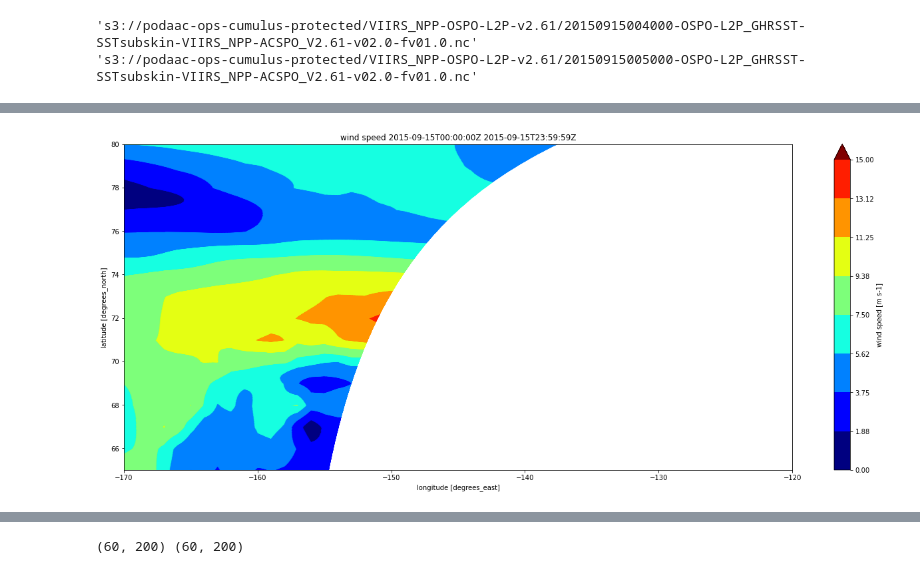
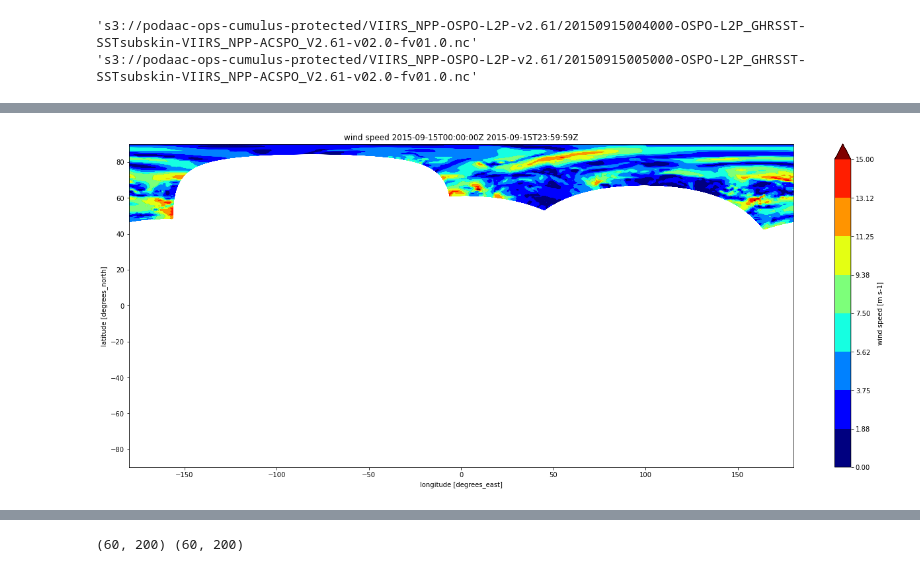
Before and after one commit to NASA-Openscapes/nch2021-projects-contexdata, a Jupyter notebook: notebooks/stack_select_regrid_plot_L2VIIRS.ipynb, the cells around one changed output, grey strips where cells are left out. Cells and saved outputs as stored; diff of their text form; code cells hidden in the pictures.

Commit message:
plot one file globally to show the subsetting

```diff
--- a/notebooks/stack_select_regrid_plot_L2VIIRS.ipynb
+++ b/notebooks/stack_select_regrid_plot_L2VIIRS.ipynb
@@ -151,21 +166,22 @@ Data variables: (12/13)
 # %%
+#plot all the stacked files
 ds_stacked.plot.scatter( y="lat",
                  x="lon",
                  hue="wind_speed",
                  s=1,
                  vmin=0,
                  vmax=15,
                  levels=9,
                  cmap="jet",
                  aspect=2.5,
                  size=9, )
 
 plt.title(f'wind speed {start_date} {end_date}')
-plt.xlim(  -170., -120.)
-plt.ylim(65.,  80.)
+plt.xlim(  -180., 180.)
+plt.ylim(-90.,  90.)
 plt.show()
 # %% [output]
-[figure, old version]
+[figure, new version]
 # %%
 #load a dataset gridded that will be our grid
 dataset2='podaac-ops-cumulus-protected/OISSS_L4_multimission_7day_v1'
```
Also changed, not shown: parts of 3 cells of this notebook.
